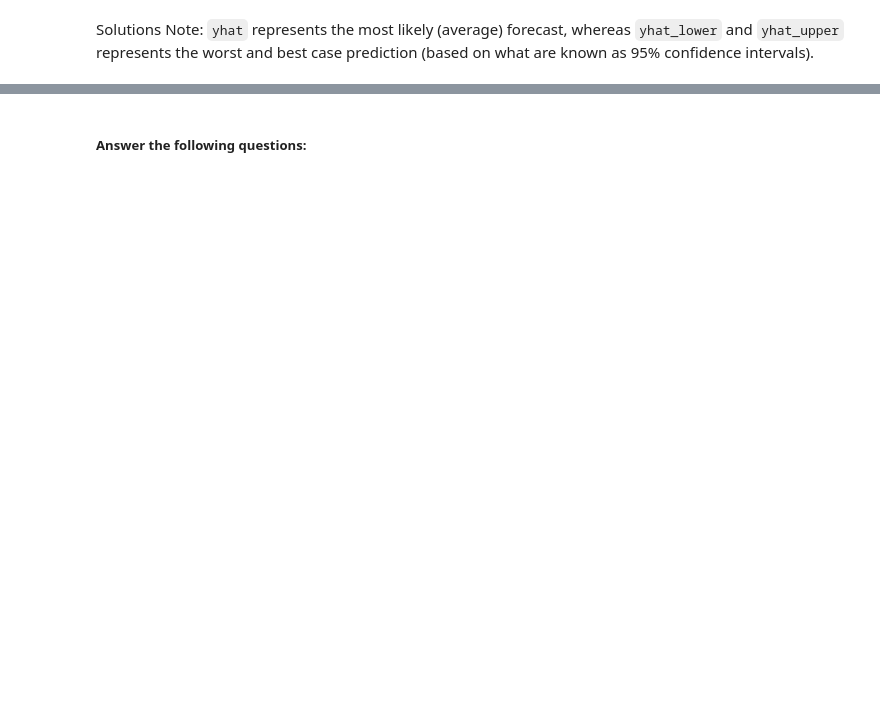
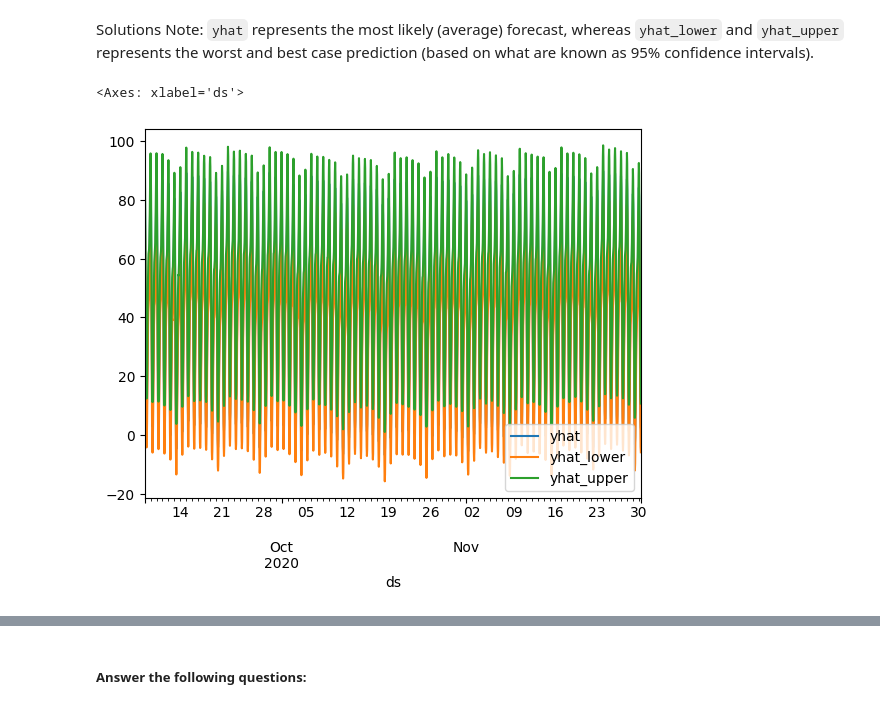
Before and after one commit to LardexTheLarge/prophet-challenge, a Jupyter notebook: forecasting_net_prophet.ipynb, the cells around one changed output, grey strips where cells are left out. Saved outputs shown, nothing was run; the diff lists cells and outputs as text; code cells hidden in the pictures; blank space fills up the shorter version.

```diff
--- a/forecasting_net_prophet.ipynb
+++ b/forecasting_net_prophet.ipynb
@@ -439,6 +439,7 @@ m.plot(forecast_mercado_trends)
 * What's the lowest point for search traffic in the calendar year?
 # %%
 # Set the index in the forecast_mercado_trends DataFrame to the ds datetime column
-
+forecast_mercado_trends = forecast_mercado_trends.set_index("ds")
 
 # View the only the yhat,yhat_lower and yhat_upper columns from the DataFrame
+forecast_mercado_trends[["yhat", "yhat_lower", "yhat_upper"]]
@@ -447,5 +463,9 @@ Solutions Note: `yhat` represents the most likely (average) forecast, whereas `y
 # %%
 # From the forecast_mercado_trends DataFrame, plot the data to visualize
 #  the yhat, yhat_lower, and yhat_upper columns over the last 2000 hours
+forecast_mercado_trends[["yhat", "yhat_lower", "yhat_upper"]].iloc[-2000:, :].plot()
+# %% [output]
+<Axes: xlabel='ds'>
+[figure, added]
 # %%
 # Reset the index in the forecast_mercado_trends DataFrame
```
Also changed, not shown: parts of 5 cells of this notebook.
